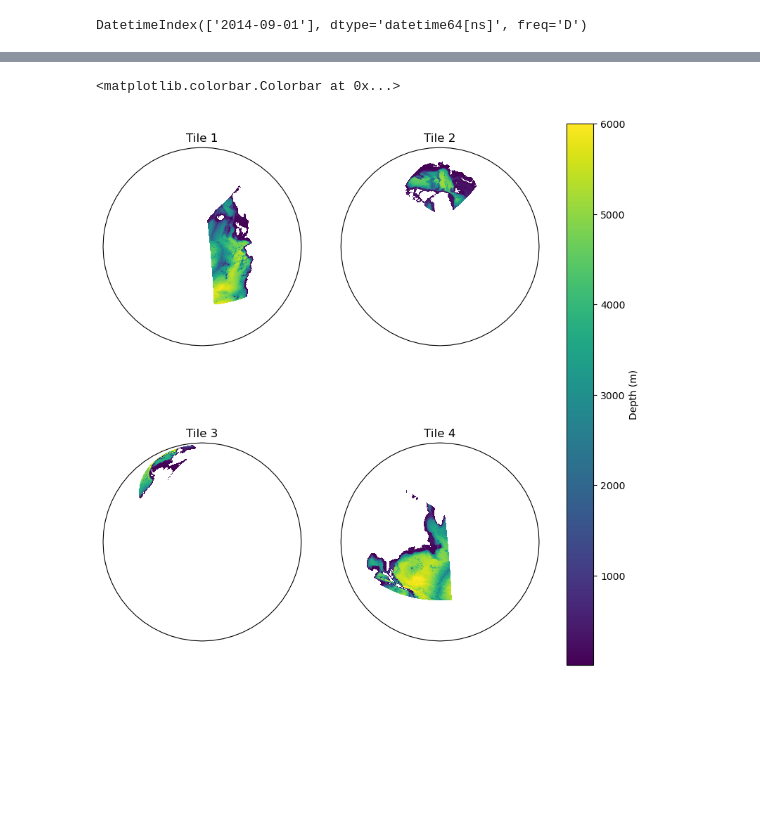
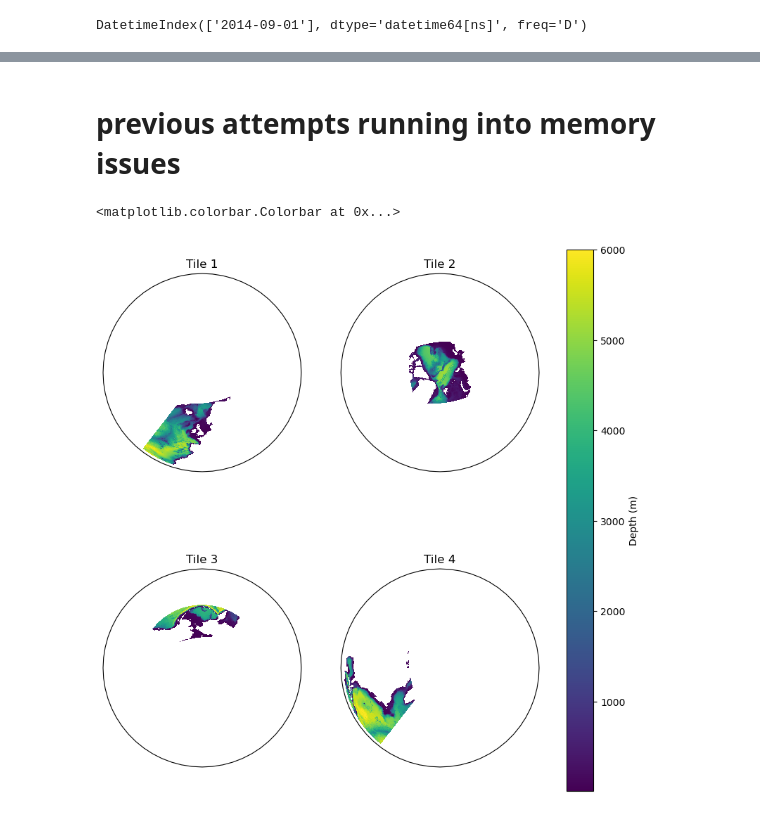
Before and after one commit to margaretmurakami/crios_backups, a Jupyter notebook: ASTE_270/sample_usecartopy.ipynb, the cells around one changed output, grey strips where cells are left out. Saved outputs shown, nothing was run; the diff lists cells and outputs as text; code cells hidden in the pictures; blank space fills up the shorter version.

```diff
--- a/ASTE_270/sample_usecartopy.ipynb
+++ b/ASTE_270/sample_usecartopy.ipynb
@@ -51,3 +51,9 @@ plt.colorbar()
 # %% [output]
 <matplotlib.colorbar.Colorbar at 0x...>
 [figure]
+# %%
+tmp = mygrid['hFacC'][0]
+tmp[np.isnan(tmp)] = 2
+tmp[tmp ==1 ] = np.nan
+
+plt.pcolormesh(get_aste_tracer(tmp,nfx,nfy)[0])
@@ -54,5 +63,6 @@ plt.colorbar()
 # %%
 fldout_depth = get_aste_faces(depth,nfx,nfy)
+fldout_hfacC = get_aste_faces(tmp,nfx,nfy)
 # %%
 fig = plt.figure(figsize=(11,7))
 
@@ -186,6 +312,8 @@ del aste, ds
+# %% [markdown]
+# previous attempts running into memory issues
 # %%
 # do a sample
-subplot_kw = {"projection": ccrs.Orthographic(central_longitude=-45, central_latitude=50)}
+subplot_kw = {"projection": ccrs.Orthographic(central_longitude=0, central_latitude=90)}
 fig, axes = plt.subplots(nrows=2, ncols=2, subplot_kw=subplot_kw, figsize=(10, 10))
 
 for i,ax in enumerate(axes.flat):
@@ -195,34 +323,36 @@ for i,ax in enumerate(axes.flat):
     idx = i+1
 
     lon = cds.data_vars['XC'][idx].values
     lat = cds.data_vars['YC'][idx].values
     data = xda[0, 0, idx].values  # Select first time step and 0 depth for the tile
 
     data[np.isnan(lon)] = np.nan
     data[np.isnan(lat)] = np.nan
 
     lon[np.isnan(lon)] = np.nanmin(lon)-1 # fill with near values so as not to make error
     lat[np.isnan(lat)] = np.nanmin(lat)-1 # fill with near values so as not to make error
 
     if idx == 4:
         data[(data < 30) & (lon < -97)] = np.nan
 
     C = ax.pcolormesh(
             lon,
             lat,
             data,  # first time step, 0 depth, tile
             transform=ccrs.PlateCarree(),  # Project using PlateCarree for longitude/latitude
         )
 
     ax.set_global()
+
+    #ax.set_extent([-180, 180, 70, 90], crs=ccrs.PlateCarree())
     ax.set_title("Tile " + str(idx))
 
 # ax.coastlines()
 
 fig.colorbar(C, ax=axes.ravel().tolist(), orientation='vertical',label="Depth (m)")
 # %% [output]
 <matplotlib.colorbar.Colorbar at 0x...>
-[figure, old version]
+[figure, new version]
 # %%
 import matplotlib.pyplot as plt
 import cartopy.crs as ccrs
```
Also changed, not shown: parts of 14 cells of this notebook, 15 other files.
